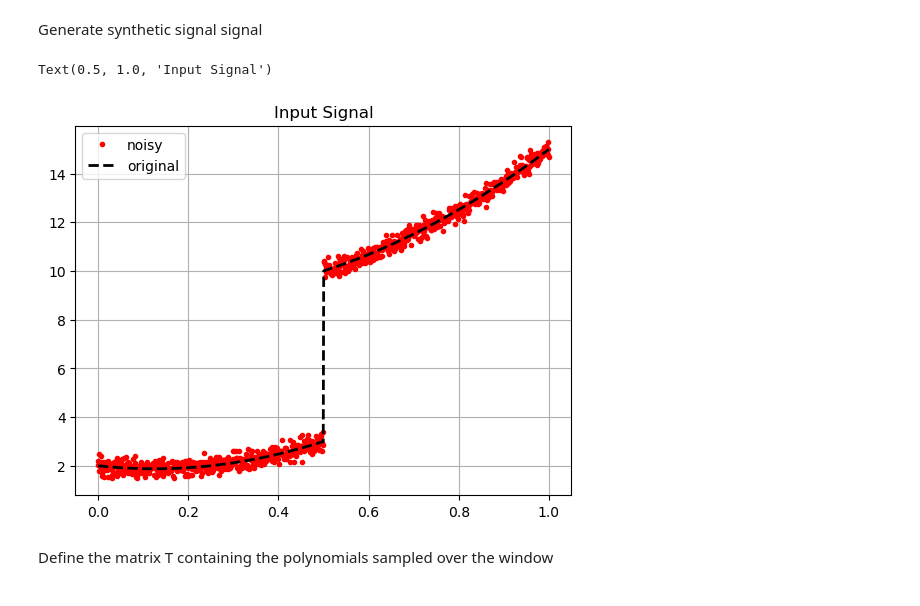
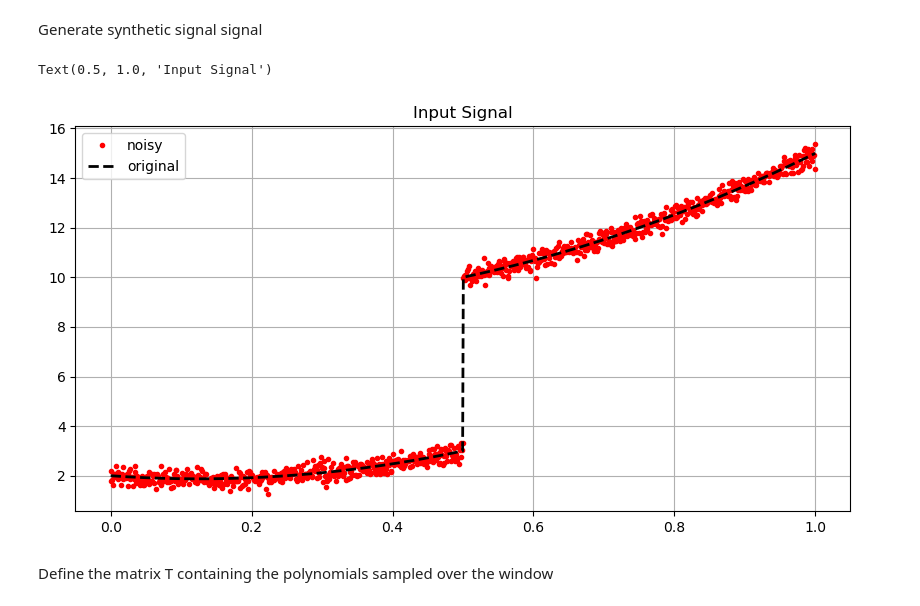
Before and after one commit to lorebenzo/mmmip-labs, a Jupyter notebook: lez_20_LPA.ipynb, the cells around one changed output. Cells and saved outputs as stored; diff of their text form; code cells hidden in the pictures.

```diff
--- a/lez_20_LPA.ipynb
+++ b/lez_20_LPA.ipynb
@@ -180,14 +183,14 @@ s = y + sigma*np.random.normal(size=LENGHT)
 # %%
 
-plt.figure()
+plt.figure(figsize=(10, 5))
 plt.plot(ty, s, 'r.')
 plt.plot(ty, y, 'k--', linewidth=2)
 plt.grid()
 plt.legend(['noisy', 'original'])
 plt.title('Input Signal')
 # %% [output]
 Text(0.5, 1.0, 'Input Signal')
-[figure, old version]
+[figure, new version]
 # %% [markdown]
 Define the matrix T containing the polynomials sampled over the window
 # %%
```
Also changed, not shown: parts of 16 cells of this notebook, 23 other files.
